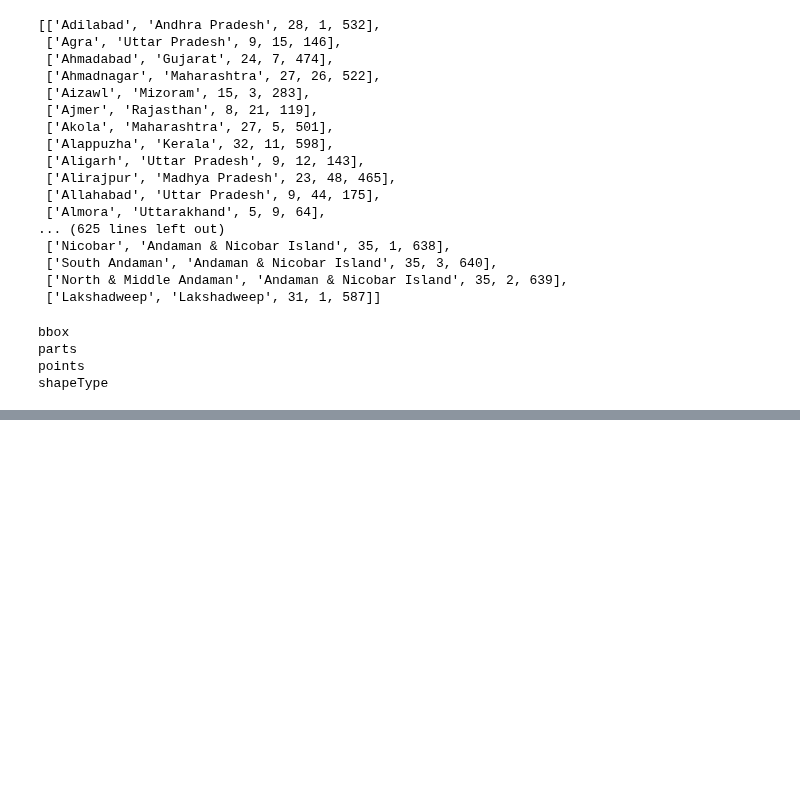
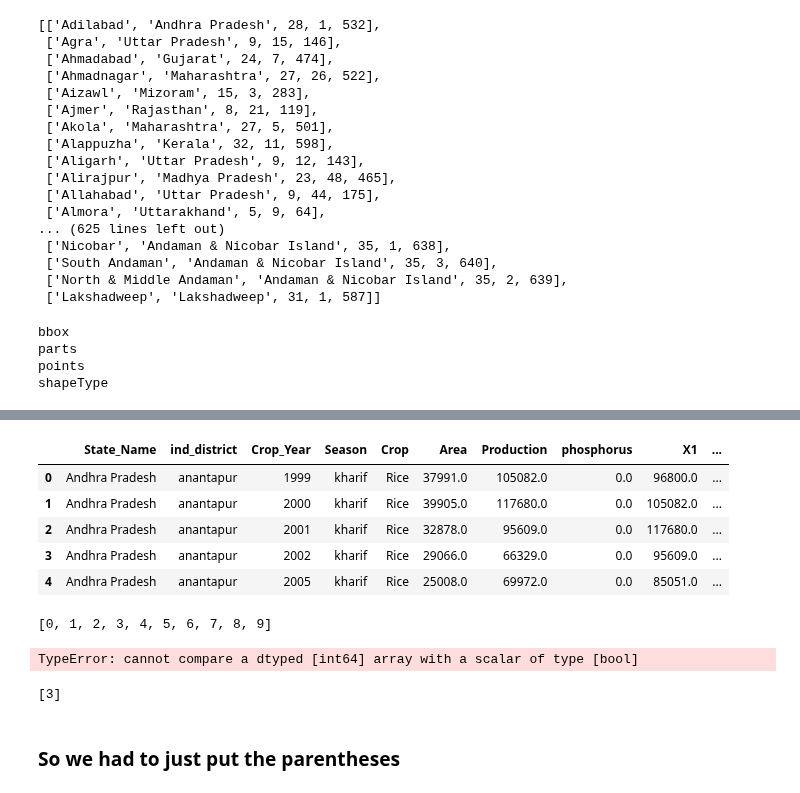
Before and after one commit to AkshanshChahal/ML-in-Agriculture, a Jupyter notebook: Satellite/Try Test Learn.ipynb, the cells around one changed output, grey strips where cells are left out. Cells and saved outputs as stored; diff of their text form; code cells hidden in the pictures; blank space fills up the shorter version.

Commit message:
Can get the index of the selected rows in DataFrame

```diff
--- a/Satellite/Try Test Learn.ipynb
+++ b/Satellite/Try Test Learn.ipynb
@@ -72,0 +95,23 @@ def reverse_geocode(pt):
+# %%
+ricep.head()
+# %% [output]
+|  | State_Name | ind_district | Crop_Year | Season | Crop | Area | Production | phosphorus | X1 | ... |
+| 0 | Andhra Pradesh | anantapur | 1999 | kharif | Rice | 37991.0 | 105082.0 | 0.0 | 96800.0 | ... |
+| 1 | Andhra Pradesh | anantapur | 2000 | kharif | Rice | 39905.0 | 117680.0 | 0.0 | 105082.0 | ... |
+| 2 | Andhra Pradesh | anantapur | 2001 | kharif | Rice | 32878.0 | 95609.0 | 0.0 | 117680.0 | ... |
+| 3 | Andhra Pradesh | anantapur | 2002 | kharif | Rice | 29066.0 | 66329.0 | 0.0 | 95609.0 | ... |
+| 4 | Andhra Pradesh | anantapur | 2005 | kharif | Rice | 25008.0 | 69972.0 | 0.0 | 85051.0 | ... |
+# %%
+ricep.index[ ricep['ind_district'] == 'anantapur'].tolist()
+# %% [output]
+[0, 1, 2, 3, 4, 5, 6, 7, 8, 9]
+# %%
+ricep.index[ ricep['ind_district'] == 'anantapur' & ricep['Crop_Year'] == '2002' ]
+# %% [output]
+TypeError: cannot compare a dtyped [int64] array with a scalar of type [bool]
+# %%
+ricep.index[ (ricep['ind_district'] == 'anantapur') & (ricep['Crop_Year'] == 2002) ].tolist()
+# %% [output]
+[3]
+# %% [markdown]
+### So we had to just put the parentheses
```
Also changed, not shown: parts of 5 cells of this notebook, 1 other file.
